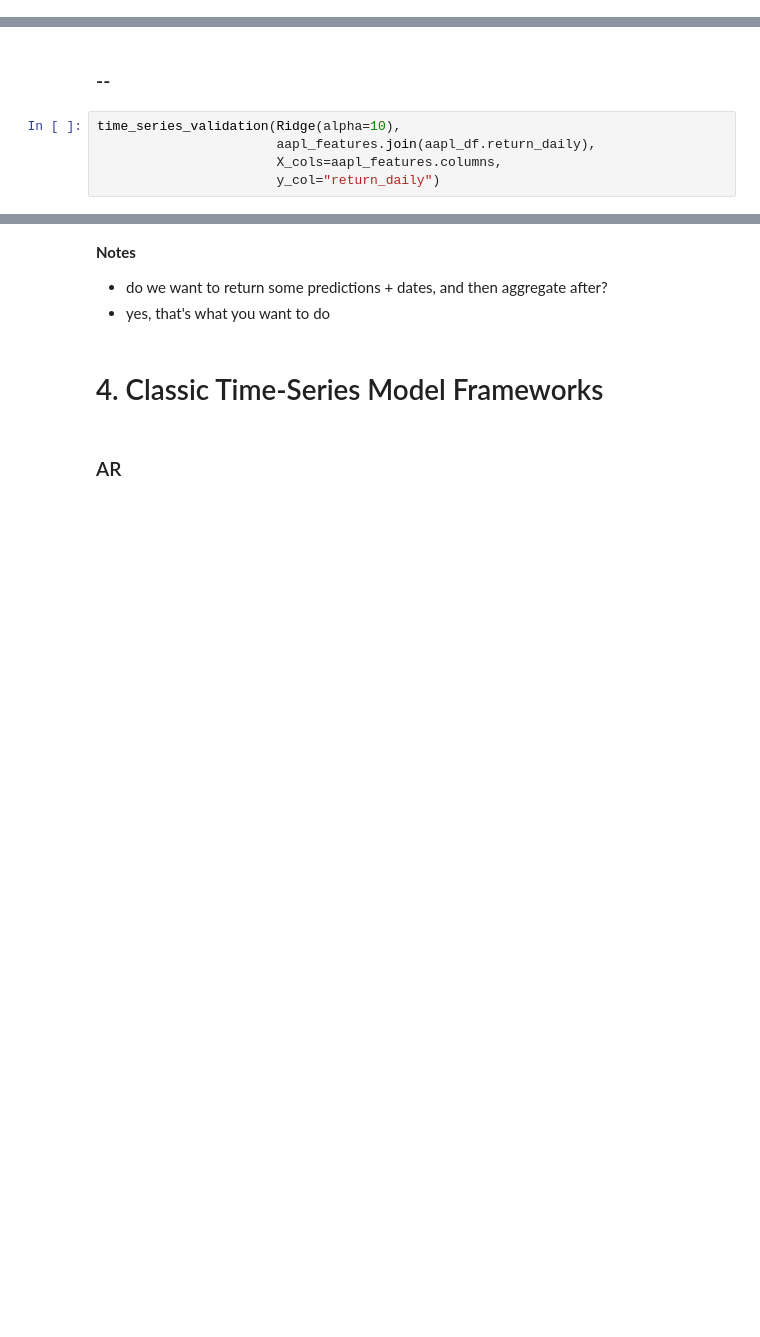
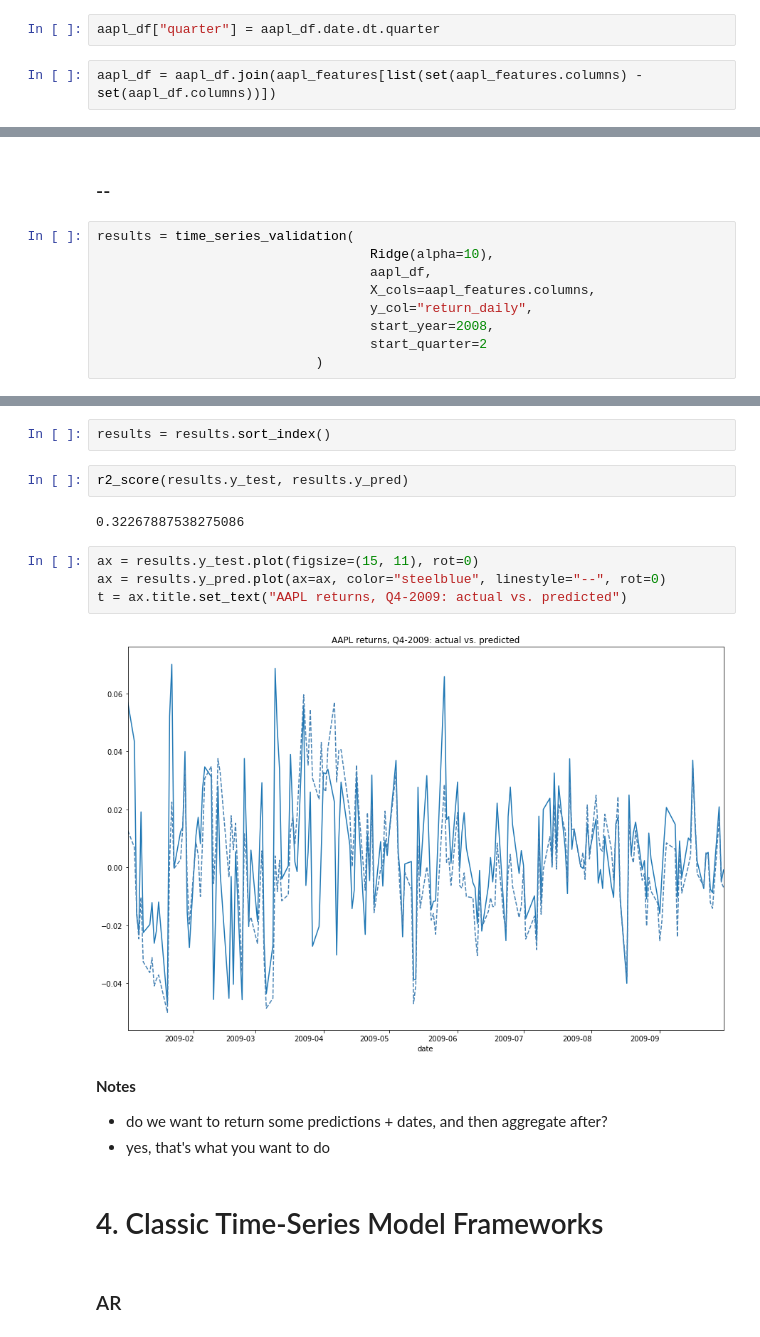
Before and after one commit to lermana/python_fundamentals, a Jupyter notebook: time_series_forecasting.ipynb, the cells around one changed output, grey strips where cells are left out. Drawn from its saved outputs; the diff is of its cells as text; blank space fills up the shorter version.

```diff
--- a/time_series_forecasting.ipynb
+++ b/time_series_forecasting.ipynb
@@ -447,0 +400,4 @@ def time_series_validation(
+# %%
+aapl_df["quarter"] = aapl_df.date.dt.quarter
+# %%
+aapl_df = aapl_df.join(aapl_features[list(set(aapl_features.columns) - set(aapl_df.columns))])
@@ -448,7 +484,11 @@ def time_series_validation(
 # %% [markdown]
 ### --
 # %%
-time_series_validation(Ridge(alpha=10),
-                       aapl_features.join(aapl_df.return_daily),
-                       X_cols=aapl_features.columns,
-                       y_col="return_daily")
+results = time_series_validation(
+                                   Ridge(alpha=10),
+                                   aapl_df,
+                                   X_cols=aapl_features.columns,
+                                   y_col="return_daily",
+                                   start_year=2008,
+                                   start_quarter=2
+                            )
@@ -460,3 +505,15 @@ time_series_validation(Ridge(alpha=10),
+# %%
+results = results.sort_index()
+# %%
+r2_score(results.y_test, results.y_pred)
+# %% [output]
+0.32267887538275086
+# %%
+ax = results.y_test.plot(figsize=(15, 11), rot=0)
+ax = results.y_pred.plot(ax=ax, color="steelblue", linestyle="--", rot=0)
+t = ax.title.set_text("AAPL returns, Q4-2009: actual vs. predicted")
+# %% [output]
+[figure, added]
 # %% [markdown]
 **Notes**
 
```
Also changed, not shown: parts of 14 cells of this notebook.
